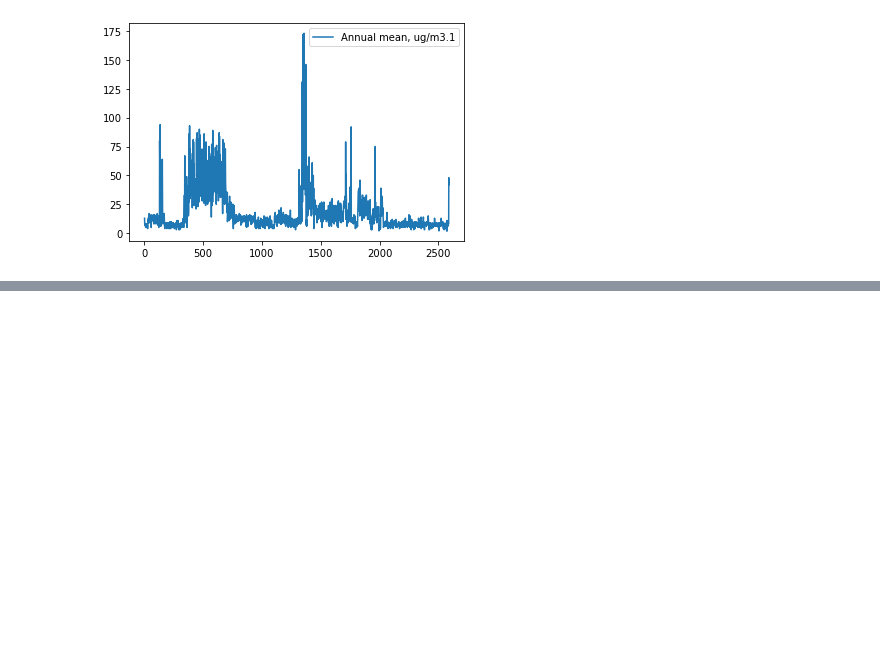
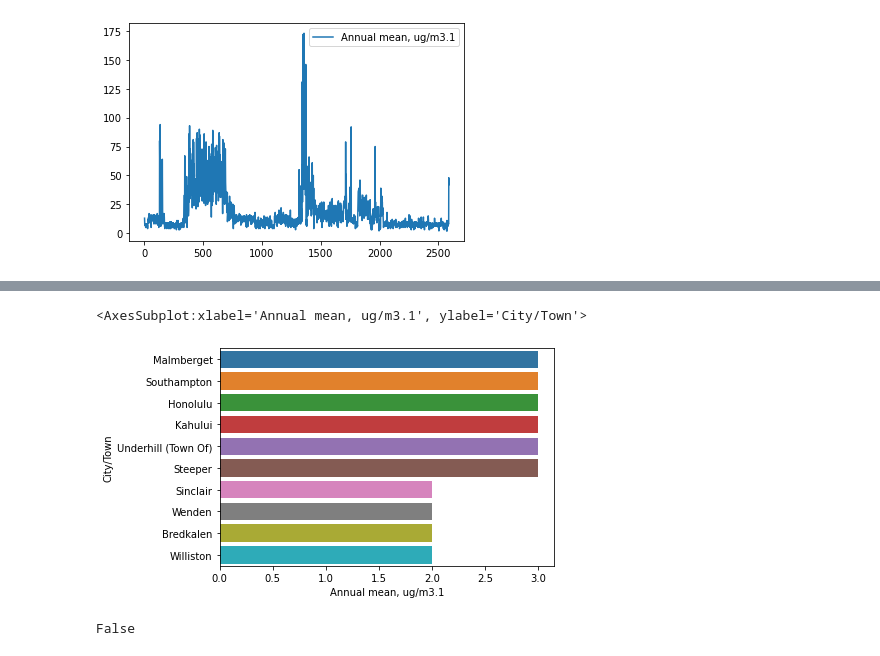
Before and after one commit to eimbloom/Test, a Jupyter notebook: Airpollution.ipynb, the cells around one changed output, grey strips where cells are left out. Cells and saved outputs as stored; diff of their text form; code cells hidden in the pictures; blank space fills up the shorter version.

```diff
--- a/Airpollution.ipynb
+++ b/Airpollution.ipynb
@@ -28,0 +84,10 @@ df.plot(y='Annual mean, ug/m3.1')
+# %%
+bottom = df[-10:]
+sns.barplot(x=bottom['Annual mean, ug/m3.1'], y=bottom['City/Town'])
+# %% [output]
+<AxesSubplot:xlabel='Annual mean, ug/m3.1', ylabel='City/Town'>
+[figure, added]
+# %%
+df['Annual mean, ug/m3.1'].isnull().values.any()
+# %% [output]
+False
```
Also changed, not shown: parts of 17 cells of this notebook, 8 other files.
